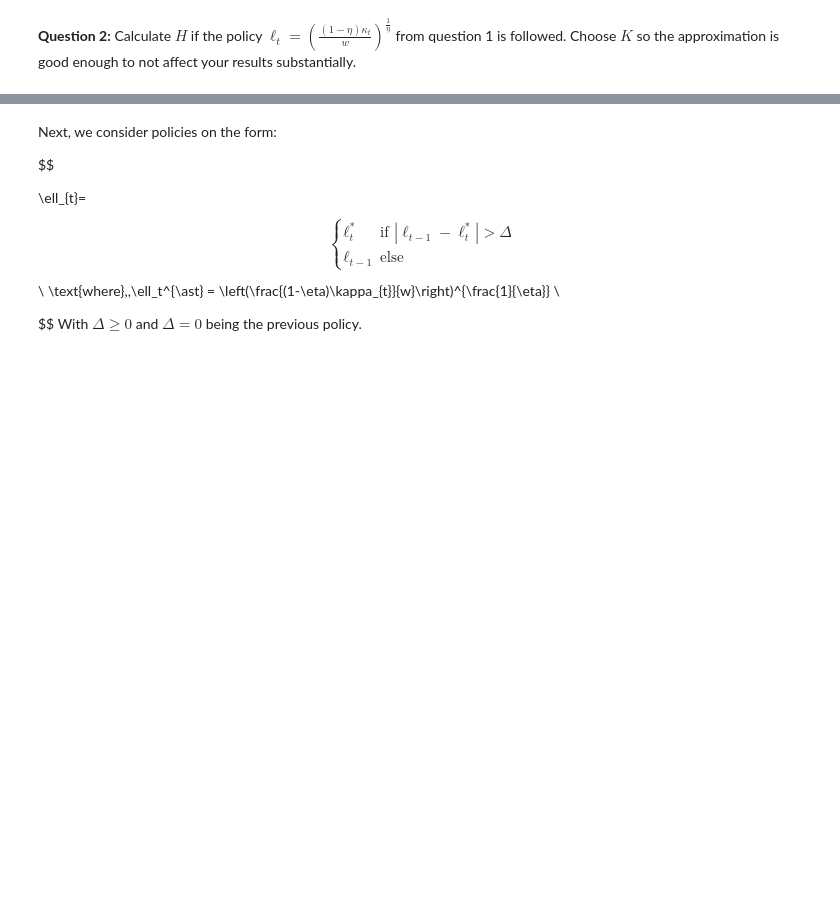
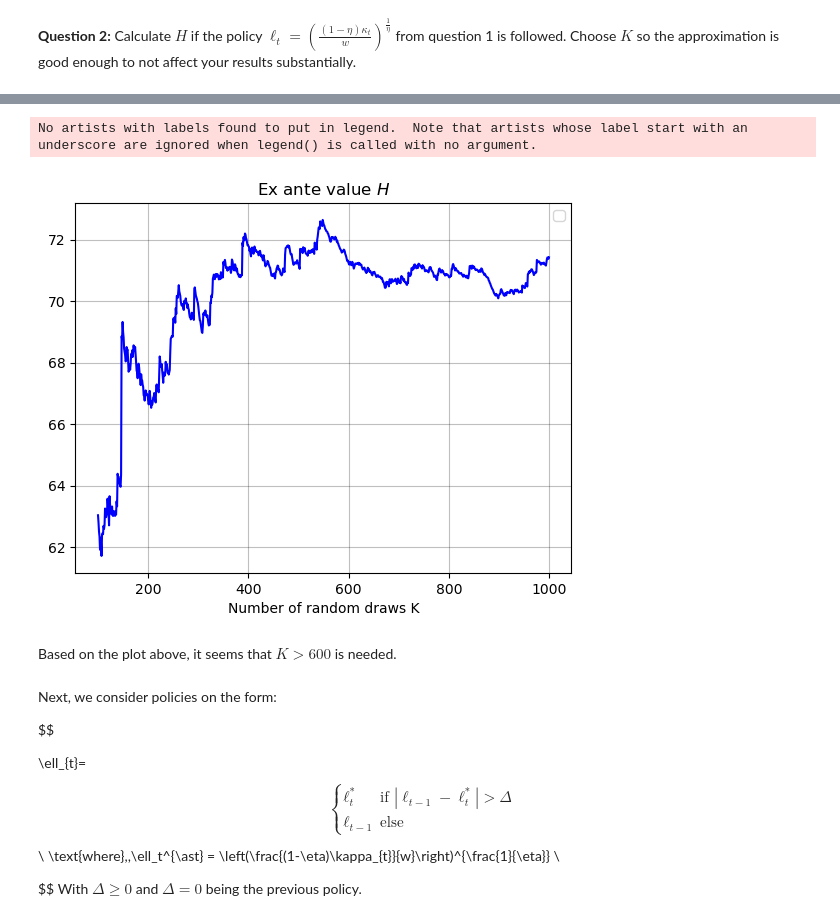
Before and after one commit to NumEconCopenhagen/projects-2023-andreas, a Jupyter notebook: examproject/Exam-2023-notebook.ipynb, the cells around one changed output, grey strips where cells are left out. Saved outputs shown, nothing was run; the diff lists cells and outputs as text; code cells hidden in the pictures; blank space fills up the shorter version.

```diff
--- a/examproject/Exam-2023-notebook.ipynb
+++ b/examproject/Exam-2023-notebook.ipynb
@@ -592,0 +593,13 @@ Baseline parameters are:
+# %%
+# baseline parameters
+par.eta = 0.5
+par.w = 1.0
+par.kappa = np.nan
+# %%
+# profit function
+def profits(l):
+     return - (par.kappa * l**(1-par.eta) - par.w * l) # negative since we are maximizing
+
+# analytical solution to l
+def lstar():
+     return (((1-par.eta) * par.kappa)**(1/par.eta))
@@ -631,0 +676,7 @@ Baseline parameters are:
+# %%
+par.T = 121 # first period is t = -1
+par.K = np.nan # set later
+par.sigma = 0.1
+par.iota = 0.01
+par.rho = 0.9
+par.R = 1.01**(1/12)
@@ -632,3 +751,30 @@ Baseline parameters are:
+# %%
+values = []
+Ks = []
+
+# loop over differnt k
+for k in range(100,1000):
+
+    # a. update par.K
+    par.K = k
+    # b. get grid_kappa
+    grid_kappa = setup()
+    # c. compute ex ante value
+    value = value_ex_ante(grid_kappa)
+    # d. save value to list
+    values.append(value)
+    Ks.append(k)
+# %%
+plt.plot(Ks, values, '-', color='blue')
+plt.xlabel('Number of random draws K')
+plt.title('Ex ante value $H$')
+plt.legend()
+plt.show()
+# %% [output]
+No artists with labels found to put in legend.  Note that artists whose label start with an underscore are ignored when legend() is called with no argument.
+[figure, added]
+# %% [markdown]
+Based on the plot above, it seems that $K > 600$ is needed.
 # %% [markdown]
 Next, we consider policies on the form:
 
```
Also changed, not shown: parts of 9 cells of this notebook.
